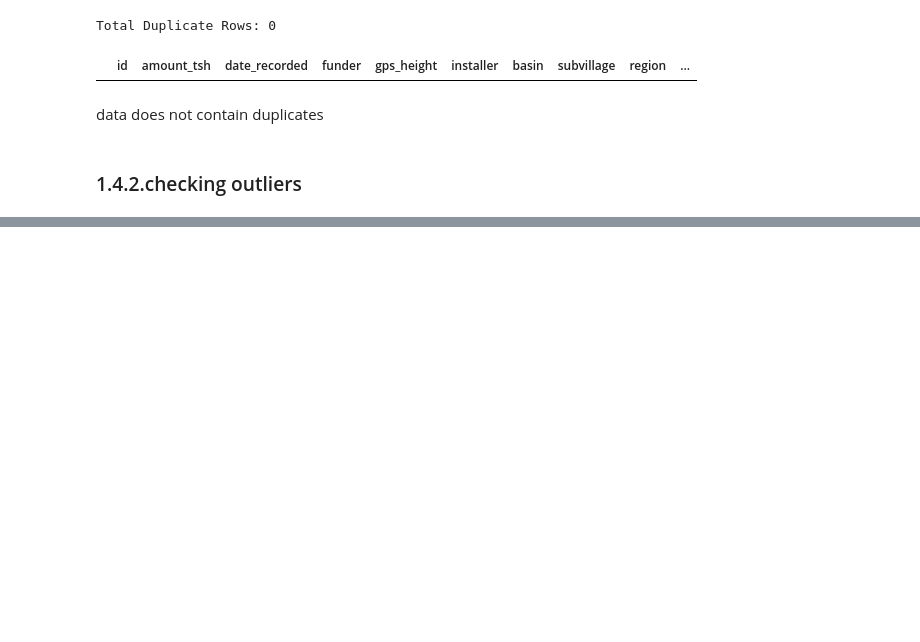
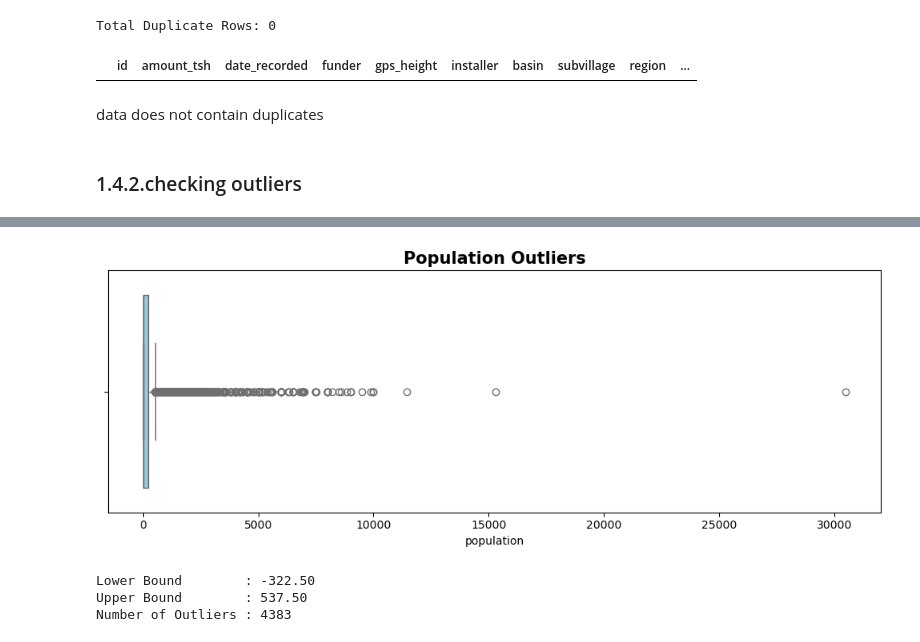
Before and after one commit to nduvawinnie/TANZANIAN_WATERWELL_PREDICTIVE_MODEL_REVIEW_1, a Jupyter notebook: PHASE_3_PROJECT/Tanzanian_water_wells.ipynb, the cells around one changed output, grey strips where cells are left out. Saved outputs shown, nothing was run; the diff lists cells and outputs as text; code cells hidden in the pictures; blank space fills up the shorter version.

```diff
--- a/PHASE_3_PROJECT/Tanzanian_water_wells.ipynb
+++ b/PHASE_3_PROJECT/Tanzanian_water_wells.ipynb
@@ -656,0 +701,8 @@ plt.show()
+# %%
+# Visualise the outliers in the population column
+outliers(df, 'population', 'Population Outliers')
+# %% [output]
+[figure, added]
+Lower Bound        : -322.50
+Upper Bound        : 537.50
+Number of Outliers : 4383
```
Also changed, not shown: parts of 41 cells of this notebook.
